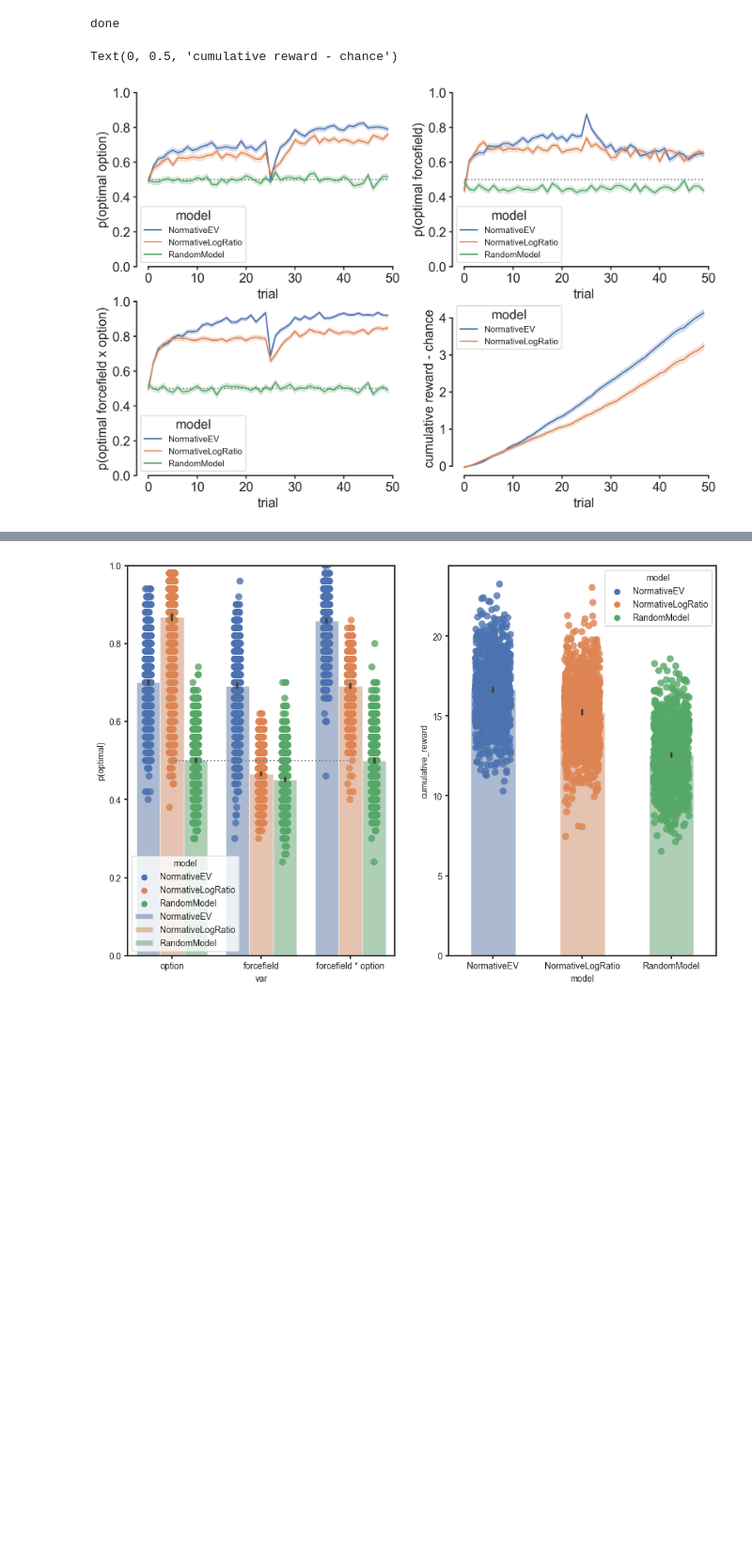
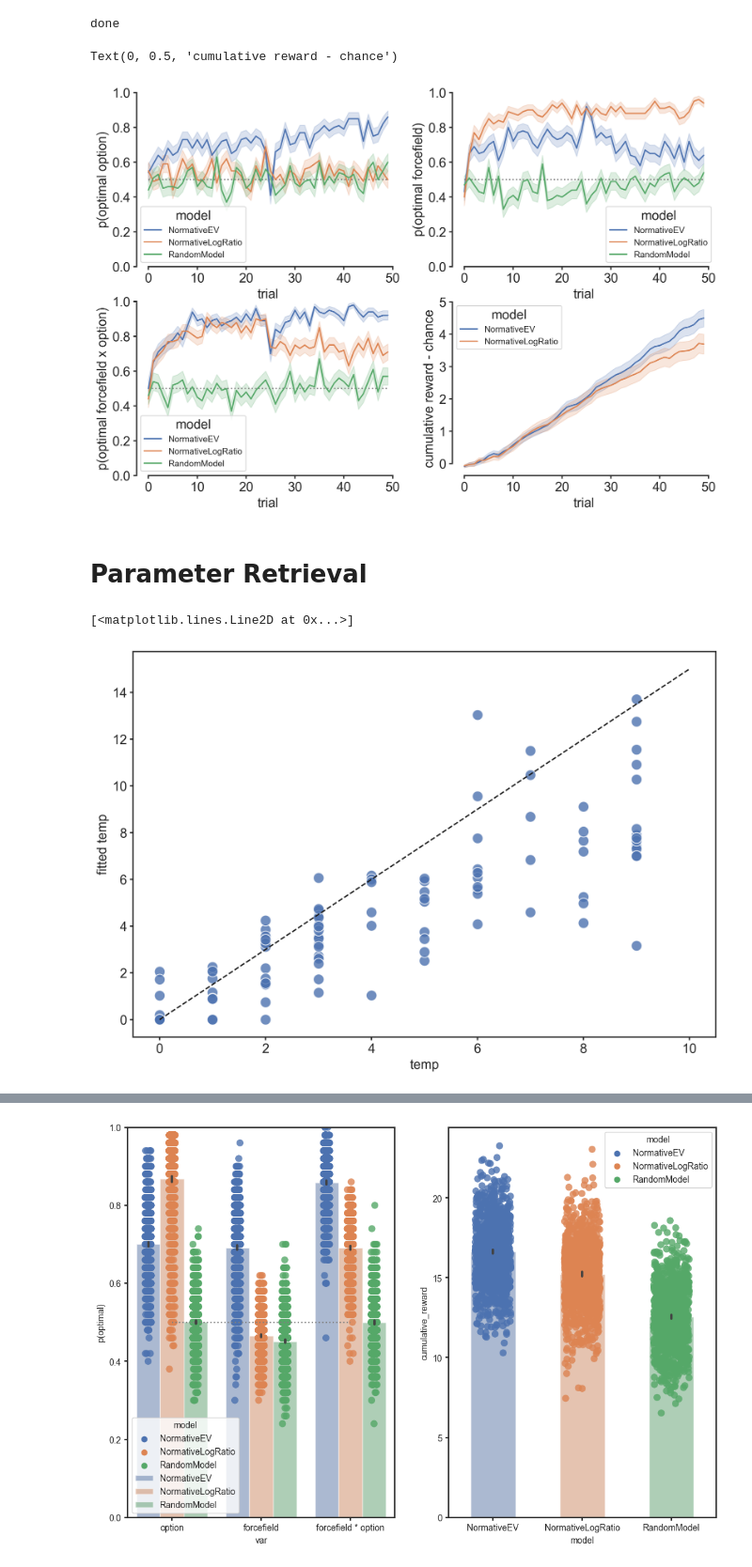
Before and after one commit to bsgarcia/SpaceRLUnity, a Jupyter notebook: Assets/Scripts/analysis/simu.ipynb, the cells around one changed output, grey strips where cells are left out. Shown at 94% size. Saved outputs shown, nothing was run; the diff lists cells and outputs as text; code cells hidden in the pictures; blank space fills up the shorter version.

```diff
--- a/Assets/Scripts/analysis/simu.ipynb
+++ b/Assets/Scripts/analysis/simu.ipynb
@@ -245,7 +245,7 @@ class NormativeValue:
         sigma = np.sum(w*self.sigma_range)/np.sum(w)
         return sigma
 
-    def _apply_leak_value(self,s):
+    def _apply_leak_value(self, s):
         self.lp_sigma[s] *= 1-self.leak
 
 
@@ -259,7 +259,8 @@ class Normative(NormativeValue, NormativePerceptual):
     def make_choice(self, s, ff1, ff2):
         # default is EV decision
         p = self.predictff(ff1, ff2) if ff1 is not None else 1
-        ev1, ev2 = ((.5 * (1+self.get_sigma(s)*(np.array([1, -1])))) * p).round(3)
+        ev1, ev2 = (
+            (.5 * (1+self.get_sigma(s)*(np.array([1, -1])))) * p).round(3)
         choice = np.random.random() > 1/(1+np.exp(-self.temp*(ev1-ev2)))
         return choice
 
@@ -280,12 +281,18 @@ class Normative(NormativeValue, NormativePerceptual):
 
 
 class NormativeEV(Normative,
-                       NormativeValue, NormativePerceptual):
-    pass
+                  NormativeValue, NormativePerceptual):
+    def ll_of_choice(self, ff1, ff2, s, a):
+        p1 = self.predictff(ff1, ff2) if ff1 is not None else 1
+        ev1, ev2 = (
+            (.5 * (1+self.get_sigma(s)*(np.array([1, -1])))) * p1).round(3)
+        p1 = 1/(1+np.exp(-self.temp*(ev1-ev2)))
+        p = [p1, 1-p1]
+        return p[a]
 
 
 class NormativeLogRatio(Normative,
-                             NormativeValue, NormativePerceptual):
+                        NormativeValue, NormativePerceptual):
     def __init__(self, *args, **kwargs):
         Normative.__init__(self, *args, **kwargs)
         self.perceptual_temp = kwargs.get('perceptual_temp', 1e6)
@@ -304,6 +311,13 @@ class NormativeLogRatio(Normative,
         ).sum().round(3)
         choice = int(np.random.random() > 1/(1+np.exp(-x)))
         return choice
+
+    def ll_of_choice(self, ff1, ff2, s, a, r):
+        p1 = self.predictff(ff1, ff2) if ff1 is not None else 1
+        v = ((.5 * (1+self.get_sigma(s)*(np.array([1, -1])))) * p1).round(3)
+        p = 1/(1+np.exp(-self.temp*v))
+        assert sum(p) == 1
+        return p
 
 
 class RandomModel:
@@ -581,7 +597,7 @@ AttributeError: module 'numpy' has no attribute 'float128'
 # full
 # -----------------------------------------------------------------
 # parameters to tune
-nagents = 1000
+nagents = 100
 
 models = (NormativeEV, NormativeLogRatio, RandomModel)
 blocks = [
@@ -602,8 +618,8 @@ ff_p = 1/(1+np.exp(-true_slope*ff_values))
 
 # model parameters
 normative_param1 = dict(sigma_prior=.2, slope_prior=true_slope, temp=1e6, x=ff_values, leak=0)
-normative_param2 = dict(sigma_prior=.2, slope_prior=true_slope, rl_temp=1e6, perceptual_temp=1e6,
-x=ff_values, leak=.5)
+normative_param2 = dict(sigma_prior=.2, slope_prior=true_slope, rl_temp=1e3, perceptual_temp=1e6,
+x=ff_values, leak=0)
 
 hybrid_param = dict(perceptual_temp=1e6, perceptual_model='logit', x=ff_values,
     lr=.5, rl_temp=1e6, n_states=2, n_actions=2, q0=np.mean(blocks))
@@ -619,6 +635,7 @@ pbar = tqdm(total=nagents*len(models))
 # -----------------------------------------------------------------
 for agent in range(nagents):
     for model, param in zip(models, params):
+        param.update({'temp': np.random.randint(10)})
         m = model(**param)
         cumulative_reward = 0
 
@@ -668,6 +685,11 @@ for agent in range(nagents):
 
             df.append(
                 {
+                    'temp': param['temp'],
+                    'ff1': ff1[t],
+                    'ff2': ff2[t],
+                    'ffp1': ffp1[t],
+                    'ffp2': ffp2[t],
                     'trial': t,
                     'model': str(model.__name__),
                     'agent': agent,
@@ -744,4 +766,6 @@ plt.ylabel('cumulative reward - chance')
 # # plt.ylim(0, 1 )
 # %% [output]
 Text(0, 0.5, 'cumulative reward - chance')
-[figure, old version]
+[figure, new version]
+# %% [markdown]
+# Parameter Retrieval
@@ -747,0 +826,10 @@ Text(0, 0.5, 'cumulative reward - chance')
+# %%
+# -----------------------------------------------------------------
+# PLOT
+# -----------------------------------------------------------------
+sns.scatterplot(x='temp', y='fitted temp', data=d, s=150, alpha=.8)
+# plot identity
+plt.plot([0, 10], [0, 15], color='k', linestyle='--')
+# %% [output]
+[<matplotlib.lines.Line2D at 0x...>]
+[figure, added]
```
Also changed, not shown: parts of 3 cells of this notebook.
